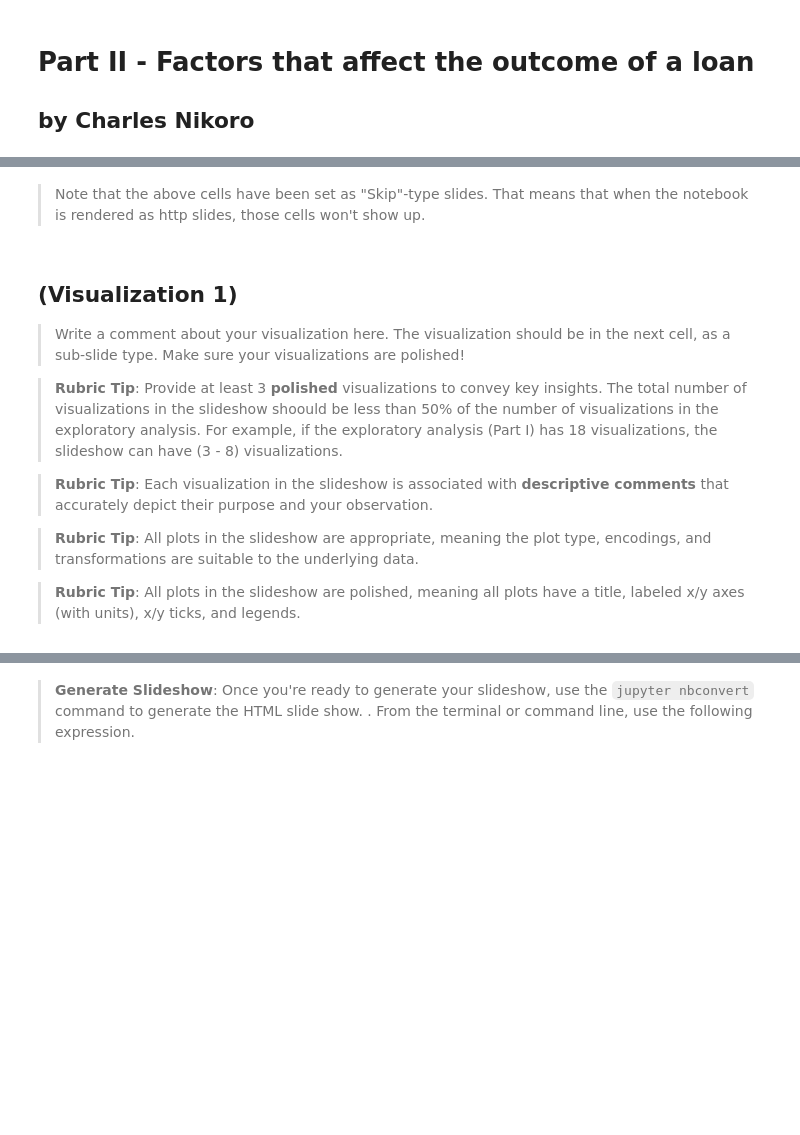
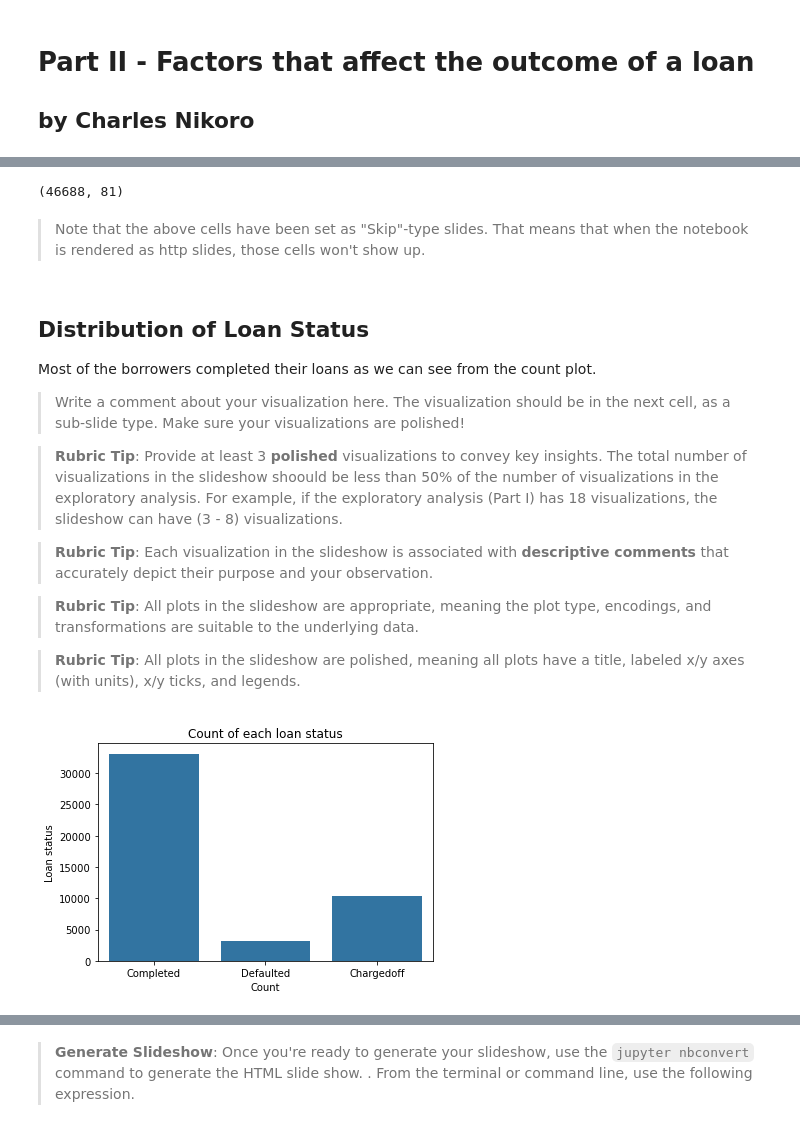
Before and after one commit to cnikoro/prosper_loan_eda, a Jupyter notebook: Part_II_slide_deck_template.ipynb, the cells around one changed output, grey strips where cells are left out. Drawn from its saved outputs; the diff is of its cells as text; code cells hidden in the pictures; blank space fills up the shorter version.

```diff
--- a/Part_II_slide_deck_template.ipynb
+++ b/Part_II_slide_deck_template.ipynb
@@ -31,3 +43,4 @@ import warnings
 warnings.simplefilter("ignore")
 # %%
 # load in the dataset into a pandas dataframe
+loans = pd.read_csv('../dataset/prosperLoanData.csv')
@@ -34,8 +59,72 @@ warnings.simplefilter("ignore")
+# %%
+# We will only consider Completed, Defaulted, and Charged-off loans
+
+excluded_list = ['Current', 'Cancelled', 'FinalPaymentInProgress',
+ 'Past Due (1-15 days)', 'Past Due (16-30 days)', 'Past Due (31-60 days)',
+'Past Due (61-90 days)', 'Past Due (91-120 days)', 'Past Due (>120 days)', ]
+
+loan_sub_data = loans.query('LoanStatus not in @excluded_list').copy()
+# %%
+def create_category_type(categories, ordered=False):
+    """
+        Create category type from the list of categories
+
+        Args:
+           list: the list of categories
+           bool: whether the category type should be ordered. This is False by default
+
+        Returns:
+           a pandas CategoricalDtype object.
+    """
+    return pd.api.types.CategoricalDtype(categories=categories, ordered=ordered)
+
+# make ListingCategory (numeric), and Term of categorical types
+loan_sub_data['ListingCategory (numeric)'] = loan_sub_data['ListingCategory (numeric)'].astype(
+    create_category_type(range(21))
+)
+
+loan_sub_data.Term = loan_sub_data.Term.astype(create_category_type([12,36,60], ordered=True))
+
+# EmploymentStatus should also be categorical
+categories = ['Not employed', 'Self-employed', 'Employed', 'Retired']
+loan_sub_data.EmploymentStatus = loan_sub_data.EmploymentStatus.astype(create_category_type(categories=categories))
+
+# the loan status should be categorical. We will also make it ordinal
+categories = ['Completed', 'Defaulted', 'Chargedoff']
+
+loan_sub_data.LoanStatus = loan_sub_data.LoanStatus.astype(create_category_type(categories=categories, ordered=True))
+
+# The shape of the subset of data we will be analyzing
+print(loan_sub_data.shape)
+# %% [output]
+(46688, 81)
+# %%
+# create the LoanPrincipalOutstanding variable and correct negative principal outstandings
+loan_sub_data['LoanPrincipalOutstanding'] = loan_sub_data.LoanOriginalAmount - loan_sub_data.LP_CustomerPrincipalPayments
+
+# add excess principal payments to LP_InterestandFees
+negative_principal_outstanding = loan_sub_data[loan_sub_data.LoanPrincipalOutstanding<0]
+additional_interest_and_fees = negative_principal_outstanding.LoanPrincipalOutstanding * -1
+
+to_replace = negative_principal_outstanding.LP_InterestandFees.values
+values = to_replace + additional_interest_and_fees.values
+loan_sub_data.LP_InterestandFees.replace(to_replace, values, inplace=True)
+
+# set LP_CustomerPrincipalPayments of these records to be the same as LoanOriginalAmount
+to_replace = negative_principal_outstanding.LP_CustomerPrincipalPayments.values
+values = negative_principal_outstanding.LoanOriginalAmount.values
+loan_sub_data.LP_CustomerPrincipalPayments.replace(to_replace, values, inplace=True)
+
+# replace negative principal outstanding with 0
+to_replace = negative_principal_outstanding.LoanPrincipalOutstanding.values
+loan_sub_data.LoanPrincipalOutstanding.replace(to_replace, 0, inplace=True)
 # %% [markdown]
 > Note that the above cells have been set as "Skip"-type slides. That means
 that when the notebook is rendered as http slides, those cells won't show up.
 # %% [markdown]
-## (Visualization 1)
+## Distribution of Loan Status
+
+Most of the borrowers completed their loans as we can see from the count plot.
 
 > Write a comment about your visualization here. The visualization should be in the next cell, as a sub-slide type. Make sure your visualizations are polished!
 
@@ -48,4 +137,14 @@ that when the notebook is rendered as http slides, those cells won't show up.
 > **Rubric Tip**: All plots in the slideshow are appropriate, meaning the plot type, encodings, and transformations are suitable to the underlying data.
 
 > **Rubric Tip**: All plots in the slideshow are polished, meaning all plots have a title, labeled x/y axes (with units), x/y ticks, and legends.
+# %%
+# Count plot of the Loan status
+
+sns.countplot(data=loan_sub_data, x='LoanStatus', color=sns.color_palette()[0])
+plt.xlabel('Count')
+plt.ylabel('Loan status')
+plt.title('Count of each loan status')
+plt.show();
+# %% [output]
+[figure, added]
 # %% [markdown]
```
Also changed, not shown: parts of 11 cells of this notebook, 2 other files.
